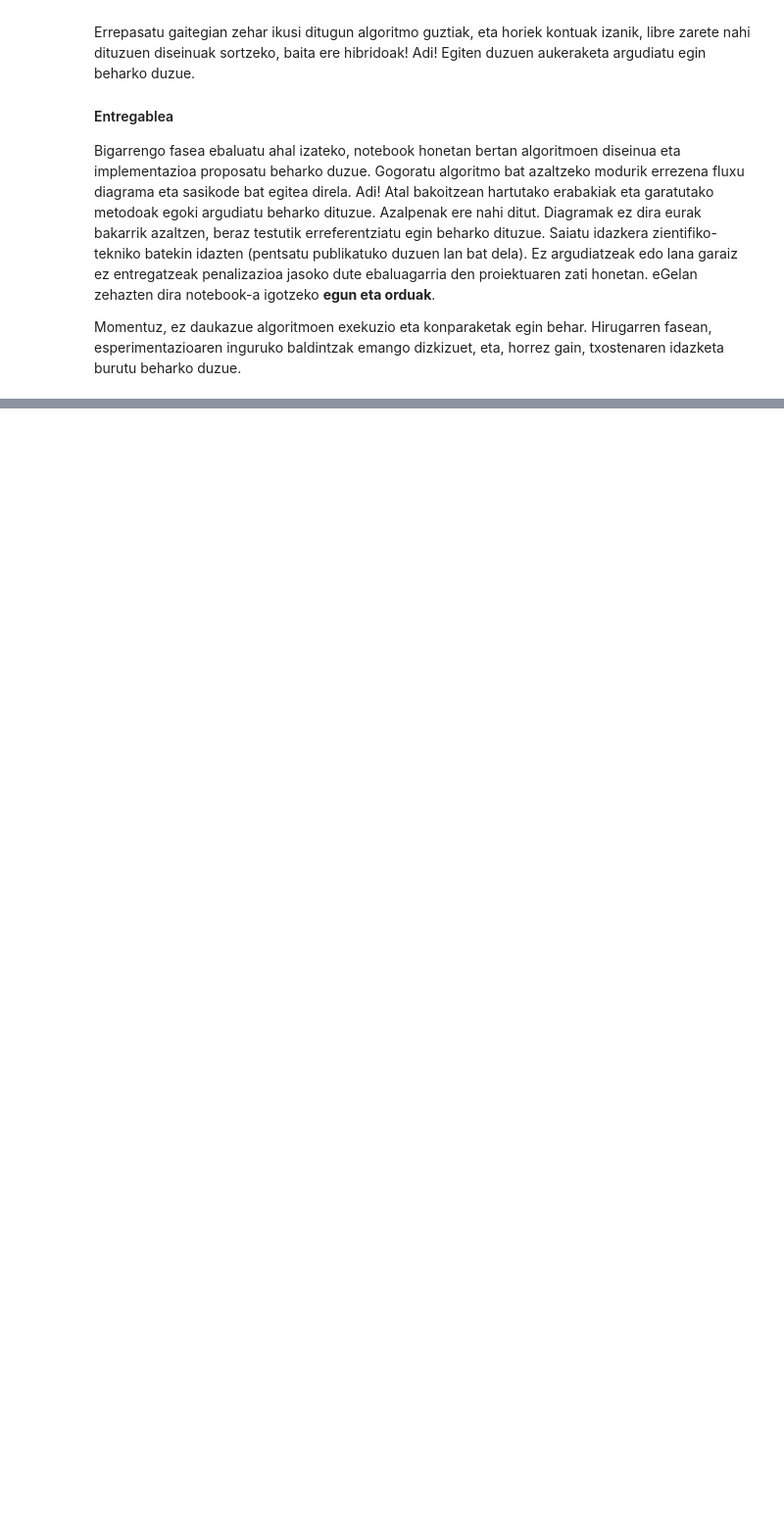
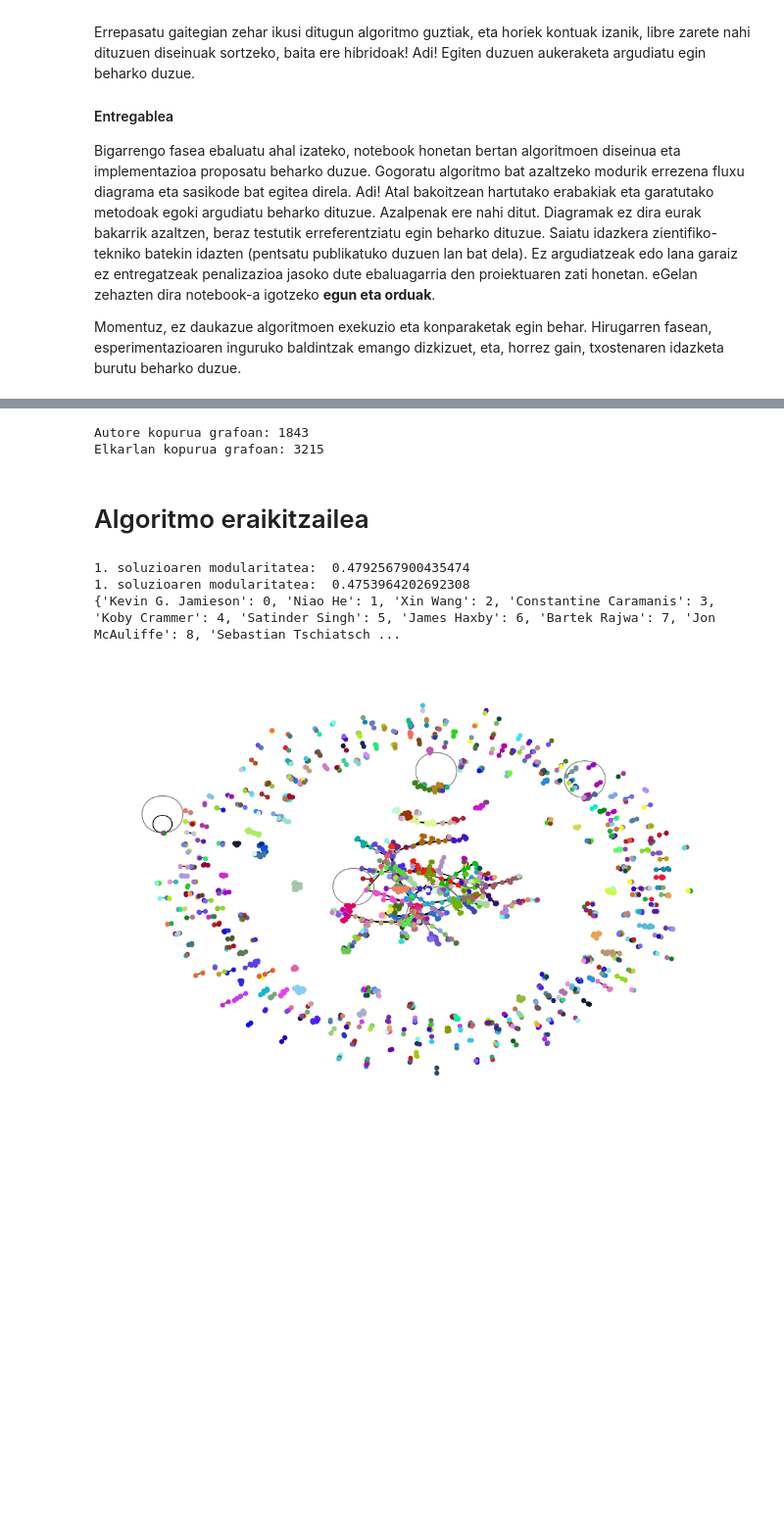
Before and after one commit to paulaonta/community-detection, a Jupyter notebook: CDP_2_fasea_Ikasle.ipynb, the cells around one changed output, grey strips where cells are left out. Shown at 98% size. Saved outputs shown, nothing was run; the diff lists cells and outputs as text; code cells hidden in the pictures; blank space fills up the shorter version.

Commit message:
2.fasea algoritmo eraikitzaileak eta 1.faseko zerozer aldatuta

```diff
--- a/CDP_2_fasea_Ikasle.ipynb
+++ b/CDP_2_fasea_Ikasle.ipynb
@@ -16,0 +27,7 @@ Momentuz, ez daukazue algoritmoen exekuzio eta konparaketak egin behar. Hirugarr
+# %%
+G = sortu_grafoa()
+# %% [output]
+Autore kopurua grafoan: 1843
+Elkarlan kopurua grafoan: 3215
+# %% [markdown]
+# Algoritmo eraikitzailea
@@ -16,0 +113,35 @@ Momentuz, ez daukazue algoritmoen exekuzio eta konparaketak egin behar. Hirugarr
+# %%
+k = 200
+partizioa = algoritmo_eraikitzailea(G,200, weight= 'weight')
+#modularitatea kalkulatuko dugu
+print("1. soluzioaren modularitatea: ", modularitatea1(G, partizioa))
+print("1. soluzioaren modularitatea: ", modularitatea2(G, partizioa))
+#inprimaru partizioa
+print(partizioa)
+# %% [output]
+1. soluzioaren modularitatea:  0.4792567900435474
+1. soluzioaren modularitatea:  0.4753964202692308
+{'Kevin G. Jamieson': 0, 'Niao He': 1, 'Xin Wang': 2, 'Constantine Caramanis': 3, 'Koby Crammer': 4, 'Satinder Singh': 5, 'James Haxby': 6, 'Bartek Rajwa': 7, 'Jon McAuliffe': 8, 'Sebastian Tschiatsch ...
+# %%
+plt.figure(figsize=(13, 9))
+pos = nx.spring_layout(G)
+nx.draw_networkx_nodes(G, pos, node_size = 20, node_color='0.75', label=True)
+nx.draw_networkx_edges(G, pos, alpha=0.5, width=1)
+
+number_of_colors = k
+
+color = ["#"+''.join([rm.choice('0123456789ABCDEF') for j in range(6)])
+             for i in range(number_of_colors+1)]
+
+# Draw a subgraph, reusing the same node positions
+for i in range(k+1):
+    partizioa_elem = [k for k,v in partizioa.items() if v==i] #lortu i. partizioko elementuak
+    nx.draw(G.subgraph(partizioa_elem),node_size = 20, pos=pos, node_color=color[i])
+
+plt.show()
+
+plt.axis('off')
+plt.show()
+# %% [output]
+[figure, added]
+[figure, added]
```
Also changed, not shown: parts of 6 cells of this notebook, 1 other file.
